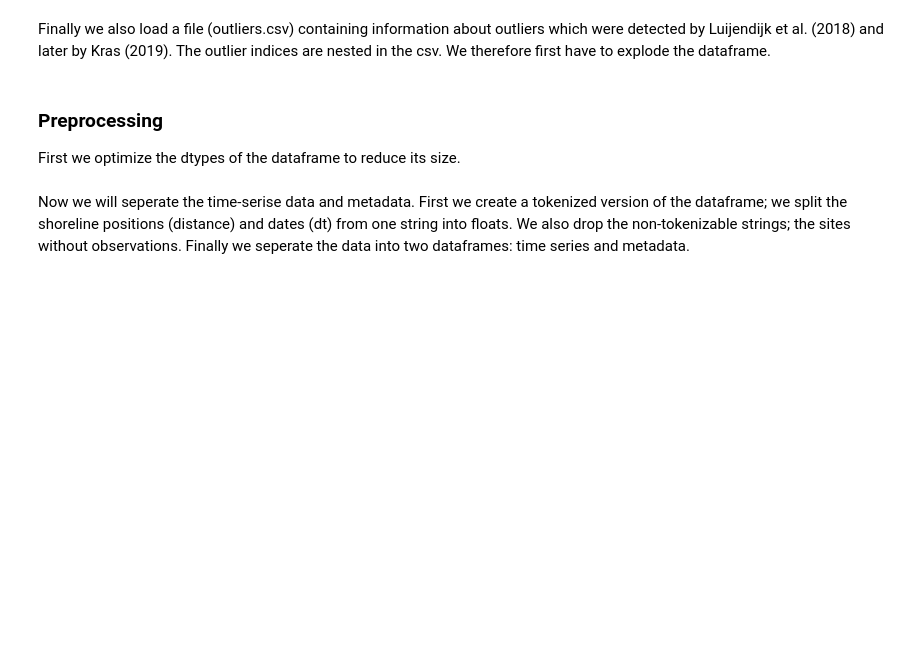
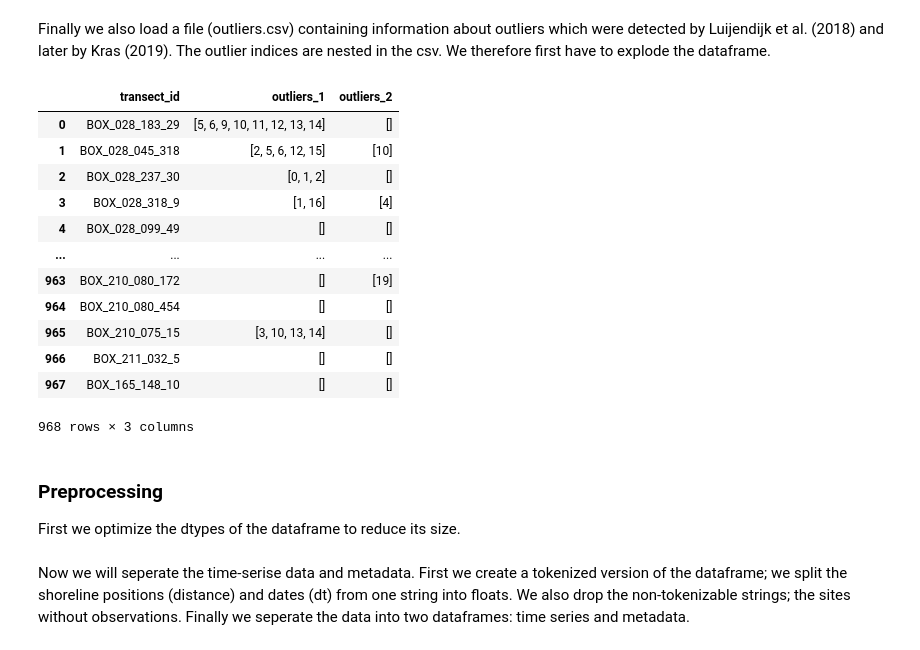
Before and after one commit to FlorisCalkoen/shorelineforecasting, a Jupyter notebook: shorelineforecasting/example.ipynb, the cells around one changed output. Saved outputs shown, nothing was run; the diff lists cells and outputs as text; code cells hidden in the pictures; blank space fills up the shorter version.

```diff
--- a/shorelineforecasting/example.ipynb
+++ b/shorelineforecasting/example.ipynb
@@ -68,9 +81,23 @@ KeyError: 'data_sample_url'
 Finally we also load a file (outliers.csv) containing information about outliers which were detected by Luijendijk et al. (2018) and later by Kras (2019). The outlier indices are nested in the csv. We therefore first have to explode the dataframe.
 # %%
 outliers = pd.read_csv(configs['data']['outliers_url'])
-outliers['outliers_1_as_int'] = outliers['outliers_1'].apply(str2int)
-outliers['outliers_2_as_int'] = outliers['outliers_2'].apply(str2int)
+outliers['outliers_1'] = outliers['outliers_1'].apply(str2int)
+outliers['outliers_2'] = outliers['outliers_2'].apply(str2int)
 outliers
+# %% [output]
+|  | transect_id | outliers_1 | outliers_2 |
+| 0 | BOX_028_183_29 | [5, 6, 9, 10, 11, 12, 13, 14] | [] |
+| 1 | BOX_028_045_318 | [2, 5, 6, 12, 15] | [10] |
+| 2 | BOX_028_237_30 | [0, 1, 2] | [] |
+| 3 | BOX_028_318_9 | [1, 16] | [4] |
+| 4 | BOX_028_099_49 | [] | [] |
+| ... | ... | ... | ... |
+| 963 | BOX_210_080_172 | [] | [19] |
+| 964 | BOX_210_080_454 | [] | [] |
+| 965 | BOX_210_075_15 | [3, 10, 13, 14] | [] |
+| 966 | BOX_211_032_5 | [] | [] |
+| 967 | BOX_165_148_10 | [] | [] |
+968 rows × 3 columns
 # %% [markdown]
 ### Preprocessing
 First we optimize the dtypes of the dataframe to reduce its size.
```
Also changed, not shown: parts of 15 cells of this notebook, 1 other file.
